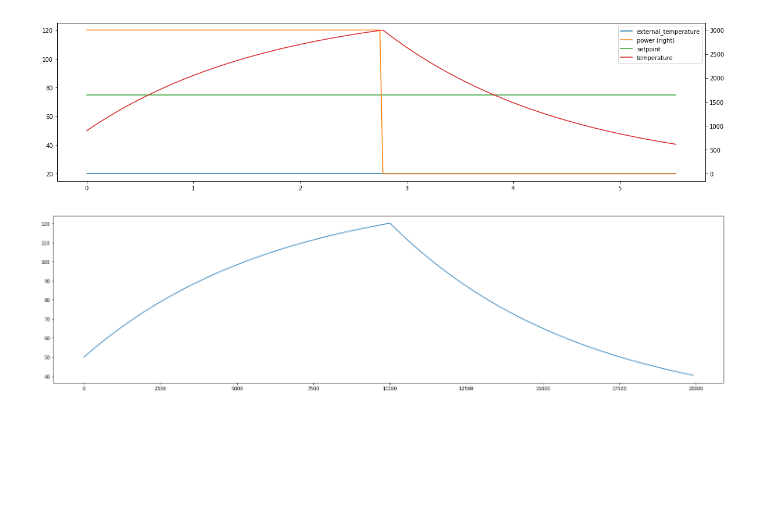
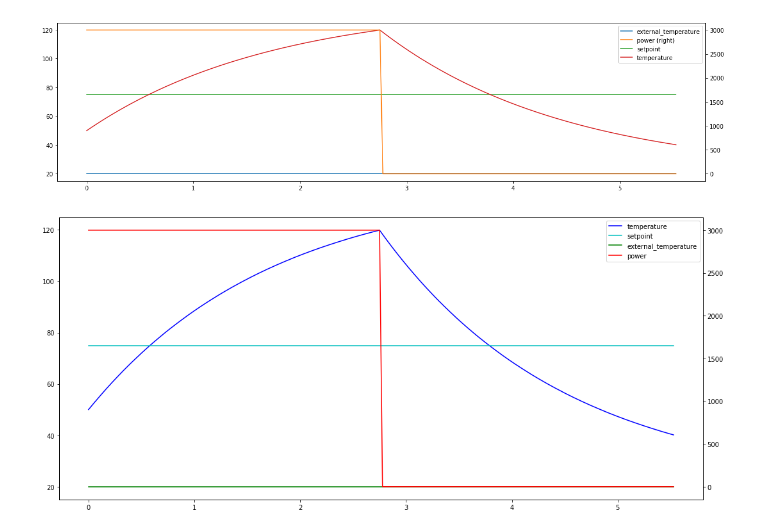
Before and after one commit to mabrek/controllers-2018, a Jupyter notebook: controllers.ipynb, the cells around one changed output. Saved outputs shown, nothing was run; the diff lists cells and outputs as text; code cells hidden in the pictures; blank space fills up the shorter version.

Commit message:
power offset, dual axis animation

```diff
--- a/controllers.ipynb
+++ b/controllers.ipynb
@@ -58,23 +58,14 @@ setpoint = np.full_like(time, 75)
 # %%
 for i in range(len(time) - 1):
     temperature[i+1] = odeint(temperature_derivative, temperature[i], time[i:(i+2)],
-                              args=(power[i], external_temperature[i], heat_capacity, heat_transfer_coefficient, surface),
+                              args=(power[i+1], external_temperature[i], heat_capacity, heat_transfer_coefficient, surface),
                              )[-1]
 # %%
-pd.DataFrame(index=time / 3600, data={'temperature':  temperature,
+data = pd.DataFrame(index=time / 3600, data={'temperature':  temperature,
                                'external_temperature': external_temperature,
                                'setpoint': setpoint,
                                'power': power
-                              }).plot(secondary_y=('power'));
+                              })
+data.plot(secondary_y=('power'));
 # %% [output]
 [figure]
-# %%
-import matplotlib.animation
-from IPython.display import Image, HTML, display
-
-fig, ax = plt.subplots()
-fig.subplots_adjust(left=0, bottom=0, right=1, top=1, wspace=None, hspace=None)
-line, = ax.plot([0, max(time)],[np.min(temperature), np.max(temperature)])
-line.set_data(time, temperature)
-# %% [output]
-[figure, removed]
@@ -81 +75,22 @@ line.set_data(time, temperature)
+# %%
+fig, ax = plt.subplots()
+fig.set_size_inches(w=15, h=6.5)
+
+left_columns = ['temperature', 'setpoint', 'external_temperature']
+left_colors = ['b', 'c', 'g']
+left_lines = [ax.plot(data.index, data[l], color=c, label=l)[0] for l, c in zip(left_columns, left_colors)]
+
+ax_right = ax.twinx()
+right_columns = ['power']
+right_colors = ['r']
+right_lines = [ax_right.plot(data.index, data[l], color=c, label=l)[0] for l, c in zip(right_columns, right_colors)]
+
+lines = left_lines + right_lines
+columns = left_columns + right_columns
+ax.legend(lines, columns)
+
+plt.subplots_adjust(left=0.02, right=0.95, bottom=0.05, top=0.99)
+# todo try fig.tight_layout()
+# %% [output]
+[figure, added]
 # %%
```
Also changed, not shown: parts of 2 cells of this notebook, 1 other file.
